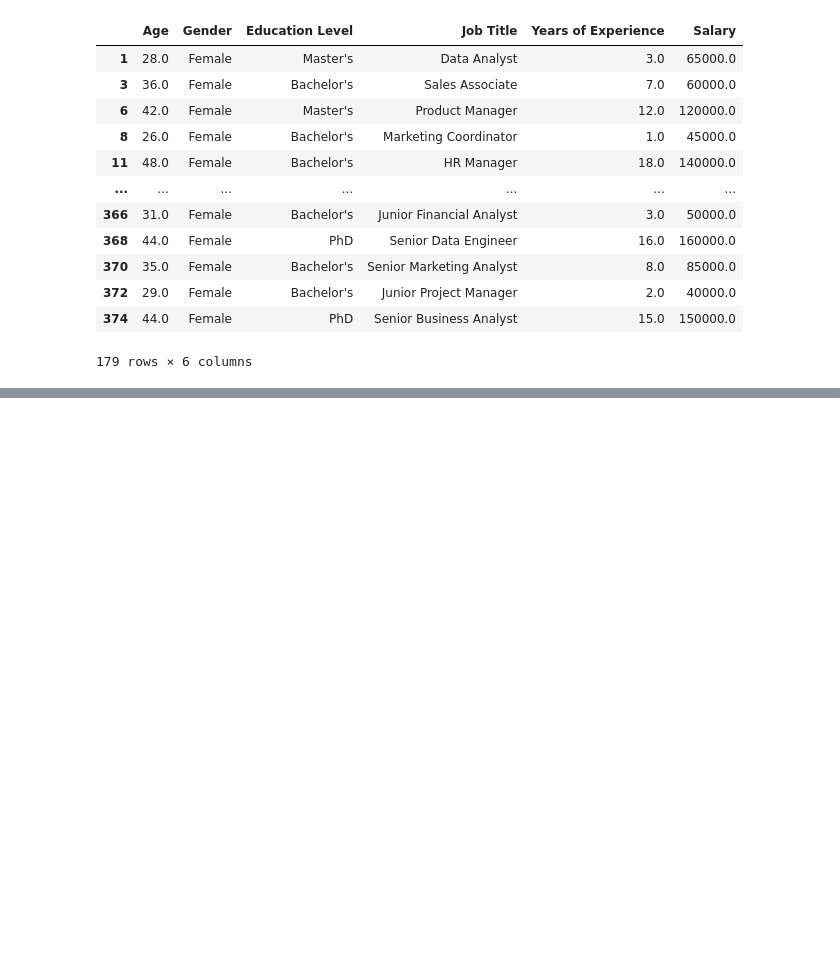
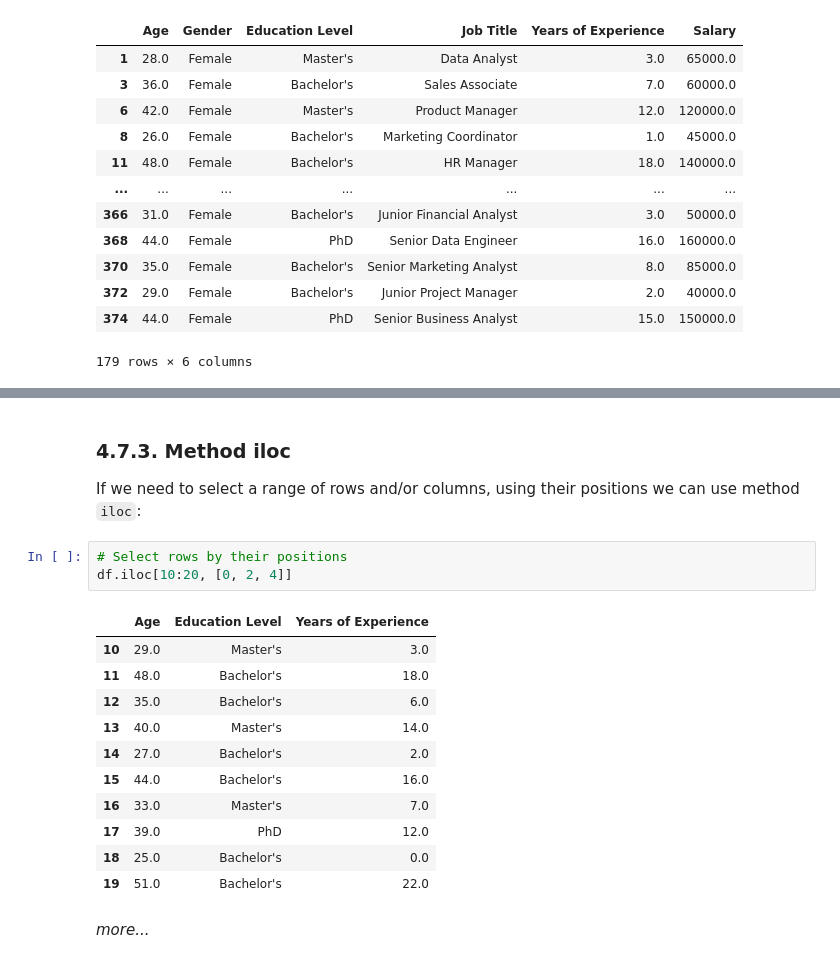
Before and after one commit to MYTE21/AI.Ultron, a Jupyter notebook: (1) Introduction to NN/(1.1) Python for Data Analysis/(1.1.1) Python for Data Analysis.ipynb, the cells around one changed output, grey strips where cells are left out. Drawn from its saved outputs; the diff is of its cells as text; blank space fills up the shorter version.

```diff
--- a/(1) Introduction to NN/(1.1) Python for Data Analysis/(1.1.1) Python for Data Analysis.ipynb
+++ b/(1) Introduction to NN/(1.1) Python for Data Analysis/(1.1.1) Python for Data Analysis.ipynb
@@ -412,0 +525,20 @@ df[df["Gender"] == "Female"]
+# %% [markdown]
+### 4.7.3. Method iloc
+If we need to select a range of rows and/or columns, using their positions we can use method `iloc`:
+# %%
+# Select rows by their positions
+df.iloc[10:20, [0, 2, 4]]
+# %% [output]
+|  | Age | Education Level | Years of Experience |
+| 10 | 29.0 | Master's | 3.0 |
+| 11 | 48.0 | Bachelor's | 18.0 |
+| 12 | 35.0 | Bachelor's | 6.0 |
+| 13 | 40.0 | Master's | 14.0 |
+| 14 | 27.0 | Bachelor's | 2.0 |
+| 15 | 44.0 | Bachelor's | 16.0 |
+| 16 | 33.0 | Master's | 7.0 |
+| 17 | 39.0 | PhD | 12.0 |
+| 18 | 25.0 | Bachelor's | 0.0 |
+| 19 | 51.0 | Bachelor's | 22.0 |
+# %% [markdown]
+*more...*
```
Also changed, not shown: parts of 24 cells of this notebook.
